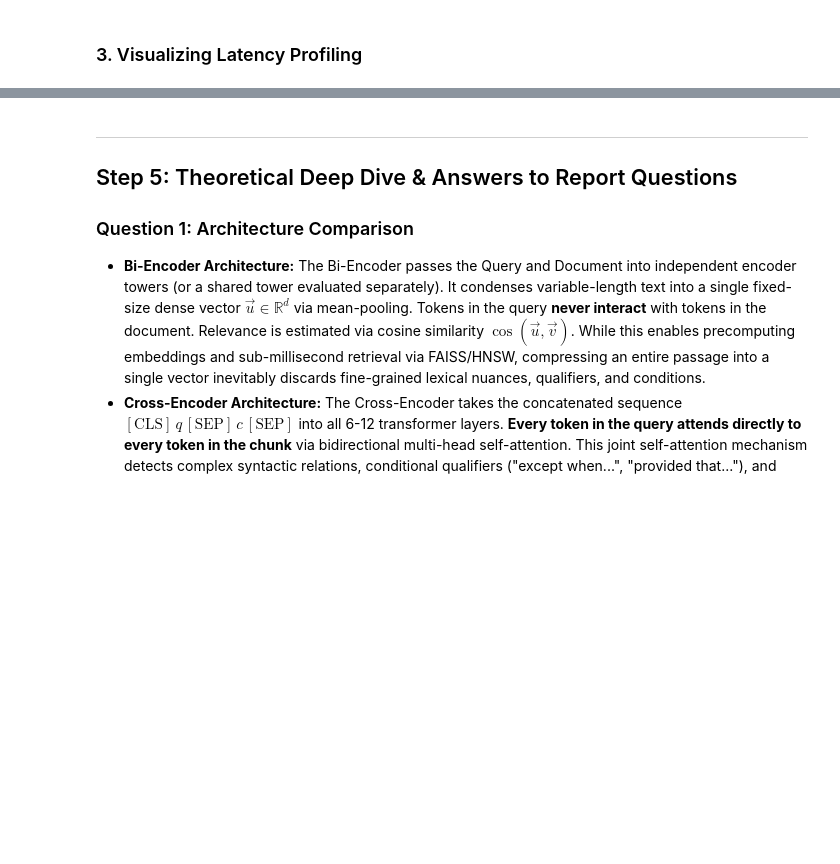
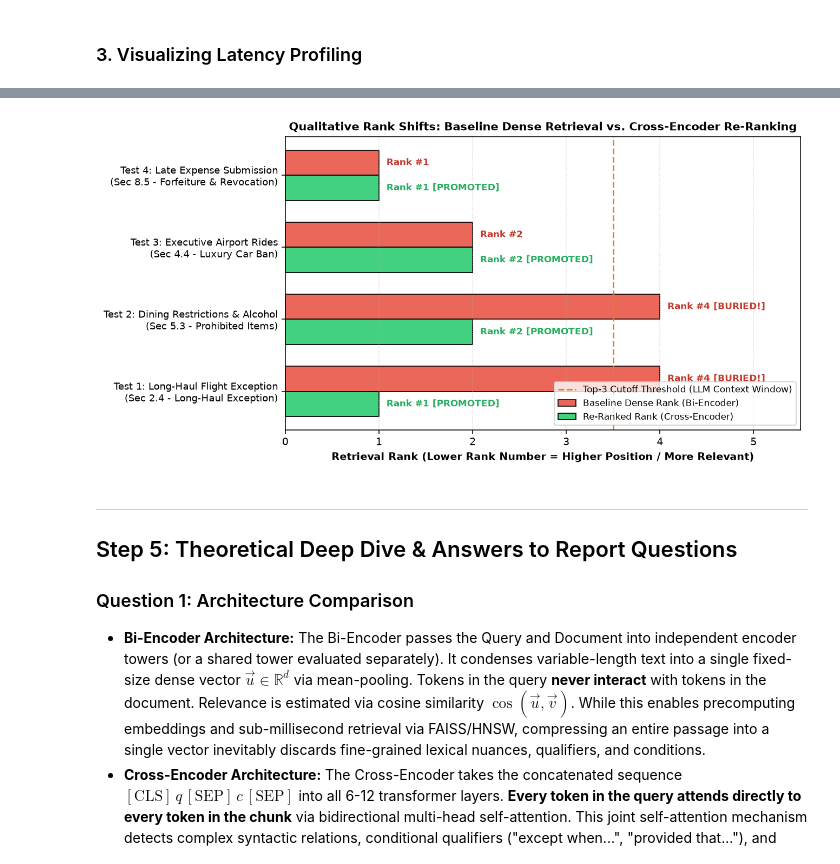
Before and after one commit to Rajkjain03/lma_assignment_1, a Jupyter notebook: rag_baseline_vs_reranking.ipynb, the cells around one changed output, grey strips where cells are left out. Cells and saved outputs as stored; diff of their text form; code cells hidden in the pictures; blank space fills up the shorter version.

```diff
--- a/rag_baseline_vs_reranking.ipynb
+++ b/rag_baseline_vs_reranking.ipynb
@@ -598,3 +600,45 @@ plt.show()
+# %%
+fig, ax = plt.subplots(figsize=(9.5, 4.8), dpi=140)
+
+queries = [
+    'Test 1: Long-Haul Flight Exception\n(Sec 2.4 - Long-Haul Exception)',
+    'Test 2: Dining Restrictions & Alcohol\n(Sec 5.3 - Prohibited Items)',
+    'Test 3: Executive Airport Rides\n(Sec 4.4 - Luxury Car Ban)',
+    'Test 4: Late Expense Submission\n(Sec 8.5 - Forfeiture & Revocation)'
+]
+
+baseline_ranks = [4, 4, 2, 1]
+reranked_ranks = [1, 2, 2, 1]
+
+y_pos = np.arange(len(queries))
+bar_height = 0.35
+
+rects1 = ax.barh(y_pos + bar_height/2, baseline_ranks, bar_height, label='Baseline Dense Rank (Bi-Encoder)', color='#e74c3c', edgecolor='black', alpha=0.85)
+rects2 = ax.barh(y_pos - bar_height/2, reranked_ranks, bar_height, label='Re-Ranked Rank (Cross-Encoder)', color='#2ecc71', edgecolor='black', alpha=0.9)
+
+ax.set_xlabel('Retrieval Rank (Lower Rank Number = Higher Position / More Relevant)', fontsize=10, fontweight='bold')
+ax.set_title('Qualitative Rank Shifts: Baseline Dense Retrieval vs. Cross-Encoder Re-Ranking', fontsize=11, fontweight='bold')
+ax.set_yticks(y_pos)
+ax.set_yticklabels(queries, fontsize=9)
+ax.set_xlim(0, 5.5)
+ax.axvline(3.5, color='#e67e22', linestyle='--', linewidth=1.5, label='Top-3 Cutoff Threshold (LLM Context Window)')
+ax.legend(loc='lower right', frameon=True, fontsize=8.5)
+ax.grid(axis='x', linestyle=':', alpha=0.6)
+
+for bar in rects1:
+    width = bar.get_width()
+    tag = ' [BURIED!]' if width > 3 else ''
+    ax.text(width + 0.08, bar.get_y() + bar.get_height()/2, f'Rank #{int(width)}{tag}', ha='left', va='center', fontsize=8.5, fontweight='bold', color='#c0392b')
+
+for bar in rects2:
+    width = bar.get_width()
+    ax.text(width + 0.08, bar.get_y() + bar.get_height()/2, f'Rank #{int(width)} [PROMOTED]', ha='left', va='center', fontsize=8.5, fontweight='bold', color='#27ae60')
+
+plt.tight_layout()
+plt.savefig('rank_shifts_comparison.png', dpi=180)
+plt.show()
+# %% [output]
+[figure, added]
 # %% [markdown]
 ---
 ## Step 5: Theoretical Deep Dive & Answers to Report Questions
```
Also changed, not shown: parts of 5 cells of this notebook, 9 other files.
